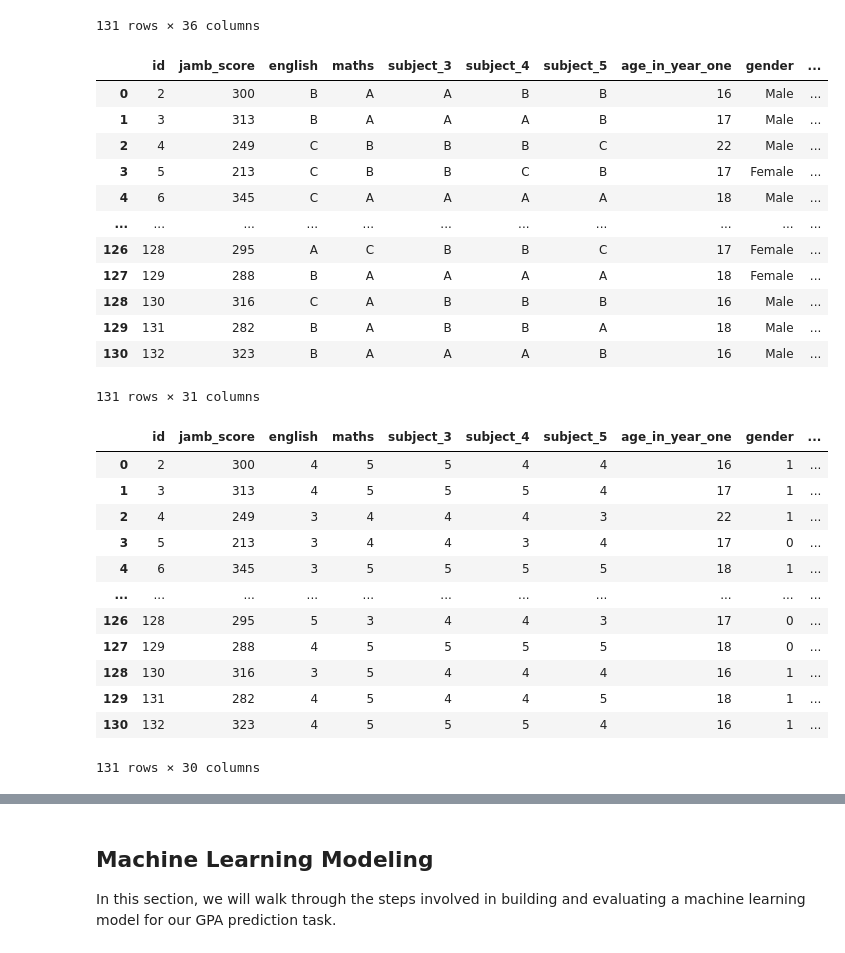
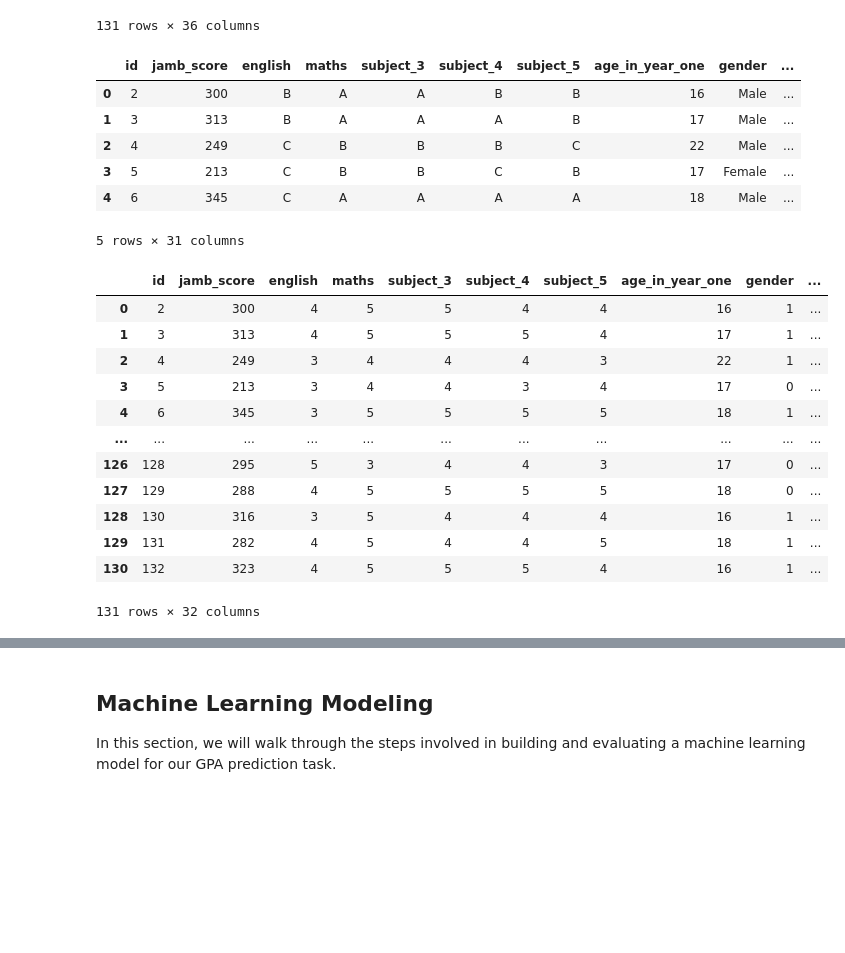
Before and after one commit to mlsanigeria/AI-Hacktober-MLSA, a Jupyter notebook: Project_3/GPA_Prediction_awojidetola/GPA_Prediction.ipynb, the cells around one changed output, grey strips where cells are left out. Saved outputs shown, nothing was run; the diff lists cells and outputs as text; code cells hidden in the pictures; blank space fills up the shorter version.

Commit message:
fixed bugs -- improved data preprocessing
- properly divided columns as categorical and numerical
- treated erroneous values in GPA_normal

```diff
--- a/Project_3/GPA_Prediction_awojidetola/GPA_Prediction.ipynb
+++ b/Project_3/GPA_Prediction_awojidetola/GPA_Prediction.ipynb
@@ -135,26 +135,20 @@ gpa_data
 # %%
 # List of columns to drop
 columns_to_drop = ['start_time', 'completion_time', 'email', 'name', 'last_modified_time']
 
 # Drop the specified columns
 gpa_data.drop(columns=columns_to_drop, inplace=True)
 
 # Print the DataFrame after dropping columns
-gpa_data
+gpa_data.head()
 # %% [output]
 |  | id | jamb_score | english | maths | subject_3 | subject_4 | subject_5 | age_in_year_one | gender | ... |
 | 0 | 2 | 300 | B | A | A | B | B | 16 | Male | ... |
 | 1 | 3 | 313 | B | A | A | A | B | 17 | Male | ... |
 | 2 | 4 | 249 | C | B | B | B | C | 22 | Male | ... |
 | 3 | 5 | 213 | C | B | B | C | B | 17 | Female | ... |
 | 4 | 6 | 345 | C | A | A | A | A | 18 | Male | ... |
-| ... | ... | ... | ... | ... | ... | ... | ... | ... | ... | ... |
-| 126 | 128 | 295 | A | C | B | B | C | 17 | Female | ... |
-| 127 | 129 | 288 | B | A | A | A | A | 18 | Female | ... |
-| 128 | 130 | 316 | C | A | B | B | B | 16 | Male | ... |
-| 129 | 131 | 282 | B | A | B | B | A | 18 | Male | ... |
-| 130 | 132 | 323 | B | A | A | A | B | 16 | Male | ... |
-131 rows × 31 columns
+5 rows × 31 columns
 # %%
 #separte columns into numeric and categorical
 
@@ -171,6 +173,4 @@ for i in gpa_data.columns:
 # %%
-
-
 # Ordinal encoding map
 ordinal_encoding_map = {'A': 5, 'B': 4, 'C': 3, 'D': 2, 'E': 1, 'F': 0}
 
@@ -187,11 +187,6 @@ label_encoder = LabelEncoder()
 for col in categorical_columns:
     gpa_data[col] = label_encoder.fit_transform(gpa_data[col])
 
-# Create GPA_normal and drop unnecessary columns
-gpa_data['GPA_normal'] = gpa_data['cgpa_year_one'] / gpa_data['grading_system']
-gpa_data.drop(['grading_system', 'cgpa_year_one'], axis=1, inplace=True)
-
-
 # Print the DataFrame after engineering
 gpa_data
 # %% [output]
@@ -207,4 +202,4 @@ gpa_data
 | 128 | 130 | 316 | 3 | 5 | 4 | 4 | 4 | 16 | 1 | ... |
 | 129 | 131 | 282 | 4 | 5 | 4 | 4 | 5 | 18 | 1 | ... |
 | 130 | 132 | 323 | 4 | 5 | 5 | 5 | 4 | 16 | 1 | ... |
-131 rows × 30 columns
+131 rows × 32 columns
```
Also changed, not shown: parts of 4 cells of this notebook.
